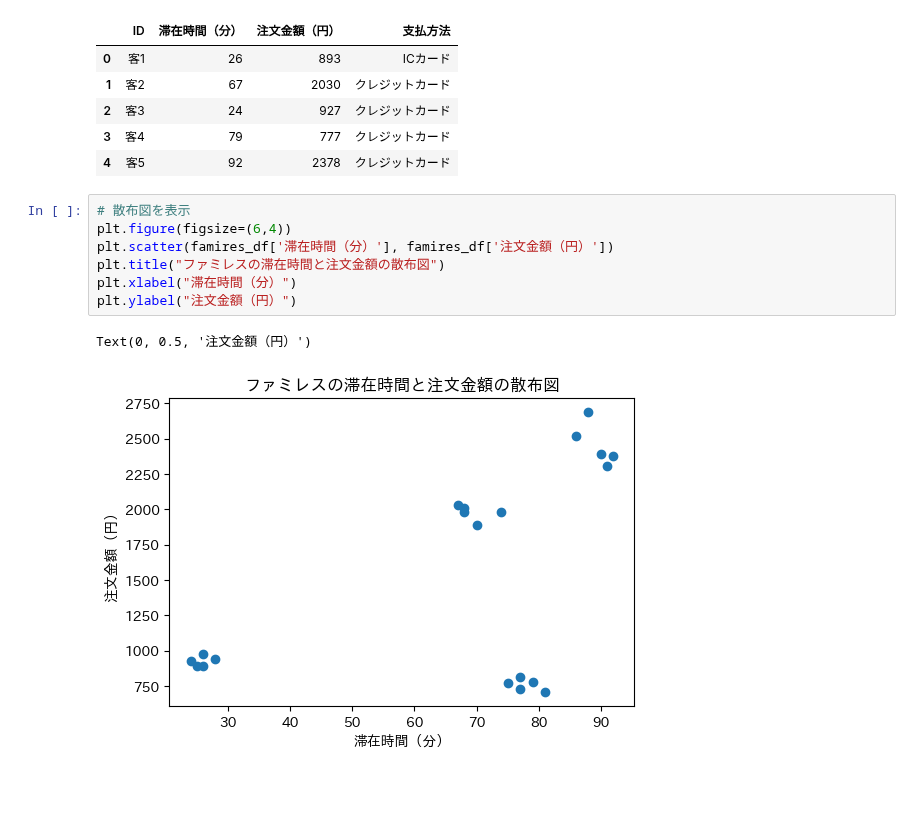
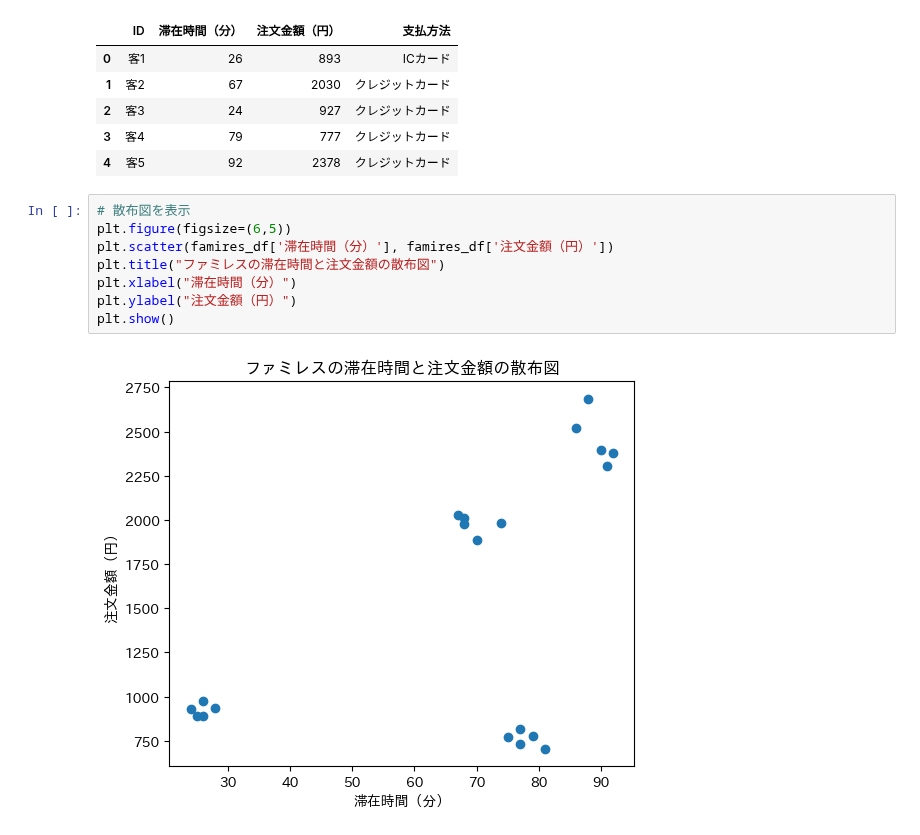
Before and after one commit to KHiraGit/sudspg_ds, a Jupyter notebook: AI08_EDA.ipynb, the cells around one changed output. Saved outputs shown, nothing was run; the diff lists cells and outputs as text; blank space fills up the shorter version.

```diff
--- a/AI08_EDA.ipynb
+++ b/AI08_EDA.ipynb
@@ -30,12 +30,12 @@ famires_df.head()
 | 4 | 客5 | 92 | 2378 | クレジットカード |
 # %%
 # 散布図を表示
-plt.figure(figsize=(6,4))
+plt.figure(figsize=(6,5))
 plt.scatter(famires_df['滞在時間（分）'], famires_df['注文金額（円）'])
 plt.title("ファミレスの滞在時間と注文金額の散布図")
 plt.xlabel("滞在時間（分）")
 plt.ylabel("注文金額（円）")
+plt.show()
 # %% [output]
-Text(0, 0.5, '注文金額（円）')
-[figure, old version]
+[figure, new version]
 # %%
```
Also changed, not shown: parts of 6 cells of this notebook.
